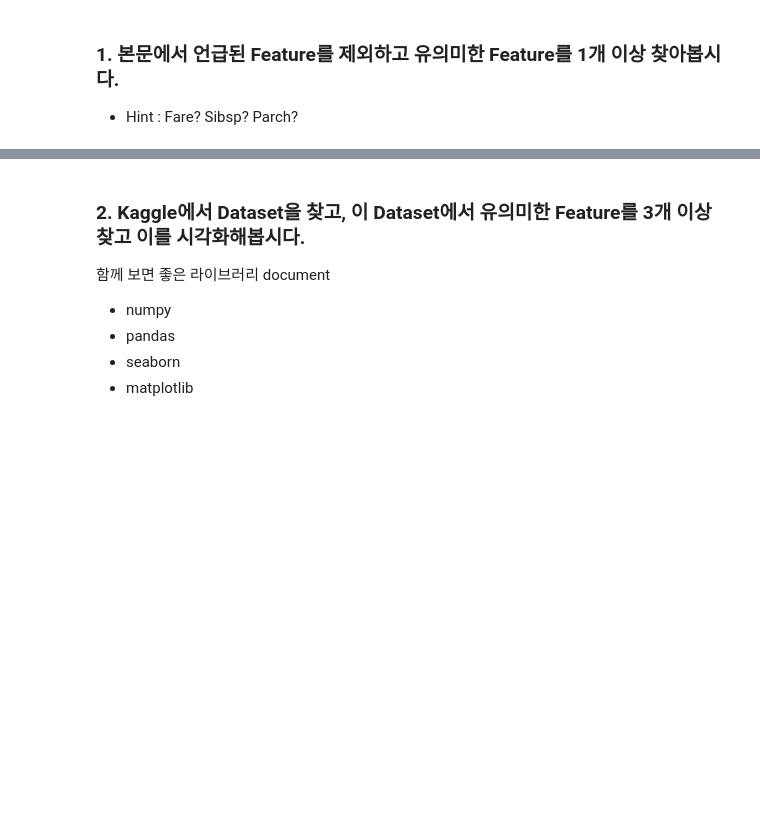
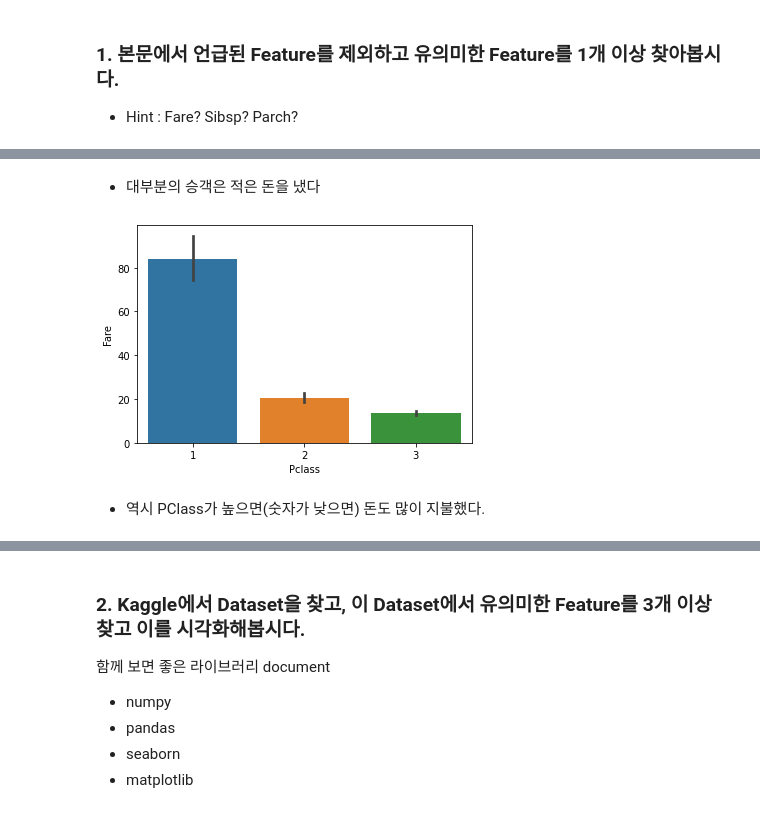
Before and after one commit to super-corini/programmers_kdt_II, a Jupyter notebook: day3/4. EDA-Code.ipynb, the cells around one changed output, grey strips where cells are left out. Drawn from its saved outputs; the diff is of its cells as text; code cells hidden in the pictures; blank space fills up the shorter version.

```diff
--- a/day3/4. EDA-Code.ipynb
+++ b/day3/4. EDA-Code.ipynb
@@ -436,0 +468,11 @@ plt.show()
+# %% [markdown]
+- 대부분의 승객은 적은 돈을 냈다
+# %%
+t = titanic_df[['Pclass', 'Fare']].groupby(['Pclass']).mean()
+
+sns.barplot(x='Pclass', y='Fare', data=titanic_df)
+plt.show()
+# %% [output]
+[figure, added]
+# %% [markdown]
+- 역시 PClass가 높으면(숫자가 낮으면) 돈도 많이 지불했다.
```
Also changed, not shown: parts of 32 cells of this notebook.
